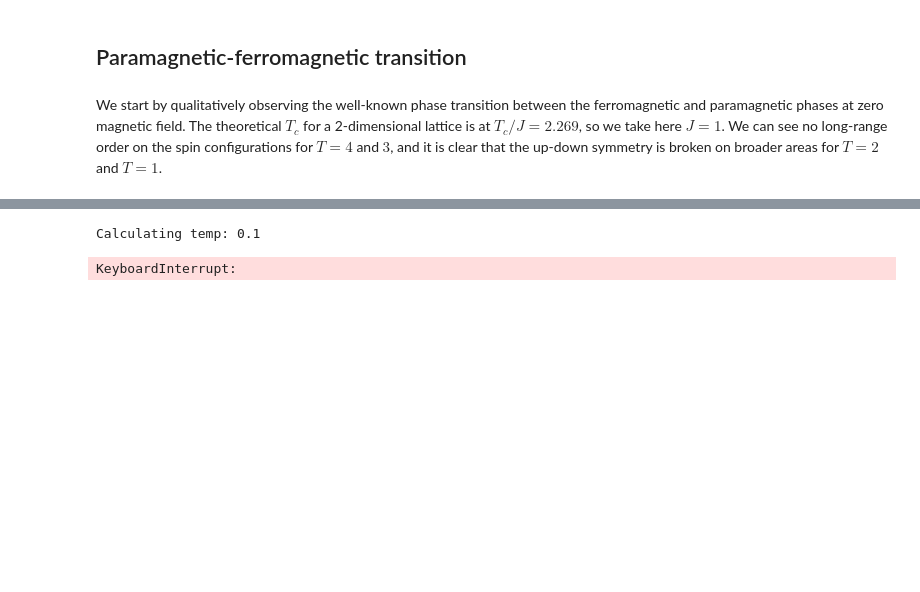
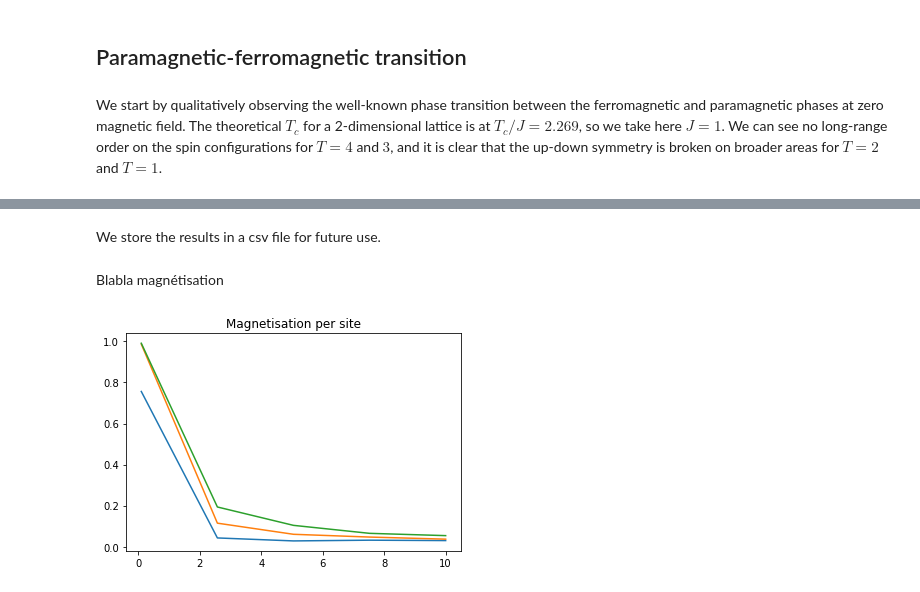
Before and after one commit to alexandrejourneaux/Ising_2D, a Jupyter notebook: Ising_2D.ipynb, the cells around one changed output, grey strips where cells are left out. Drawn from its saved outputs; the diff is of its cells as text; code cells hidden in the pictures; blank space fills up the shorter version.

```diff
--- a/Ising_2D.ipynb
+++ b/Ising_2D.ipynb
@@ -40,10 +45,18 @@ for temp in [4, 3, 2, 1]:
 # %%
-for magMoment in np.linspace(0.1, 0.5, 5, endpoint=True):
+N_mag = 3
 
-    model = ising2D.IsingSquare(100, interactionVal=0, magMoment=magMoment)
 
-    result_dict = model.tempRangeIter(
-        tempRange=np.linspace(0.1, 10, 20),
-        itersPerTemp=100000,
-        plotProperties=True
+magFields = np.linspace(0.1, 0.5, N_mag, endpoint=True)
+result_dicts = []
+
+for ii, magField in enumerate(magFields):
+
+    model = ising2D.IsingSquare(30, interactionVal=0, magMoment=magField)
+
+    result_dicts.append(
+        model.tempRangeIter(
+            tempRange=np.linspace(0.1, 10, 5),
+            itersPerTemp=100,
+            plotProperties=False
+        )
     )
@@ -80,11 +63,25 @@ No handles with labels found to put in legend.
+# %% [markdown]
+We store the results in a csv file for future use.
+# %%
+for i, d in enumerate(result_dicts):
+    df = pd.DataFrame.from_dict(d, orient="index")
+    df.to_csv(f"result_dicts_{i}.csv")
+# %%
+read_csv = True
+N_mag = 3
+
+if read_csv:
+    result_dicts = []
+    for i in range(N_mag):
+        df = pd.read_csv(f"result_dicts_{i}.csv", index_col=0)
+        d = df.to_dict("split")
+        result_dicts.append(dict(zip(d["index"], d["data"])))
+# %% [markdown]
+Blabla magnétisation
 # %%
-model = ising2D.IsingSquare(50, interactionVal=0, magMoment=0.3)
-
-model.tempRangeIter(
-    tempRange=np.linspace(0.1, 10, 10),#0.8, stop=3.2, step=0.05),
-    itersPerTemp=1000,
-    plotProperties=True
-)
+for ii in range(3):
+    plt.figure(1)
+    plt.plot(result_dicts[ii]["tempRange"], result_dicts[ii]["magList"])
+    plt.title("Magnetisation per site")
 # %% [output]
-Calculating temp: 0.1
-KeyboardInterrupt:
+[figure, added]
```
Also changed, not shown: parts of 17 cells of this notebook.
